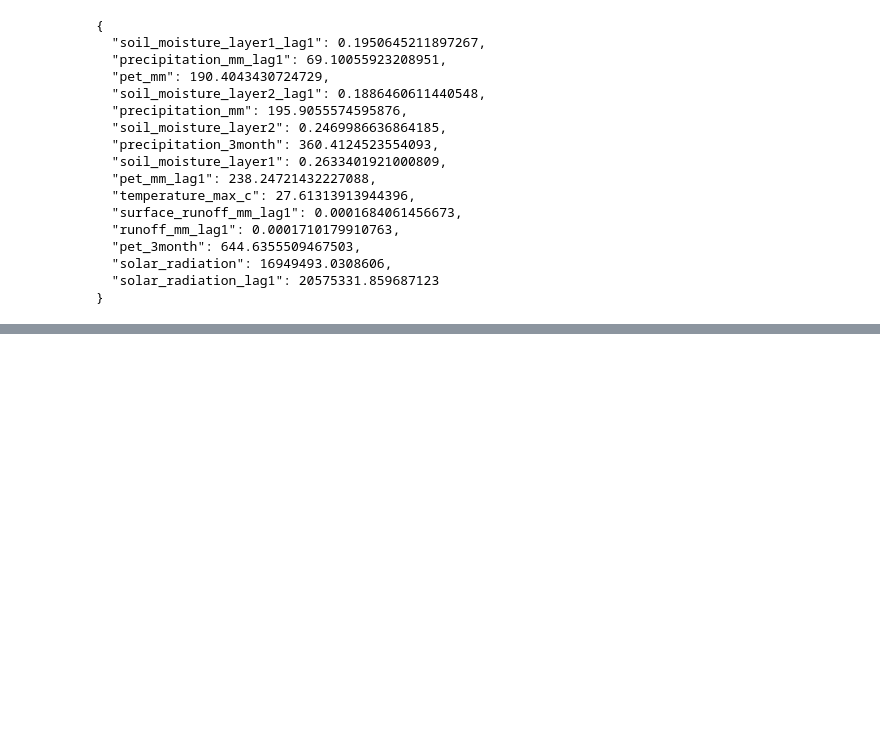
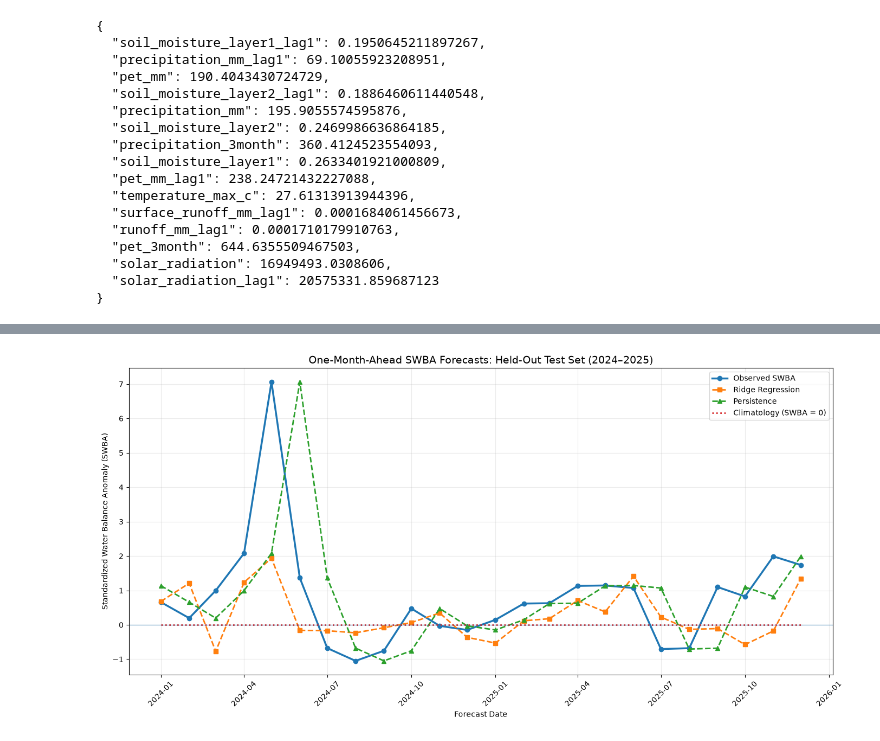
Before and after one commit to Paradise-theking/Eswatini-Water-Stress-ML, a Jupyter notebook: notebooks/05_final_evaluation_executed.ipynb, the cells around one changed output, grey strips where cells are left out. Saved outputs shown, nothing was run; the diff lists cells and outputs as text; code cells hidden in the pictures; blank space fills up the shorter version.

```diff
--- a/notebooks/05_final_evaluation_executed.ipynb
+++ b/notebooks/05_final_evaluation_executed.ipynb
@@ -2139,0 +3028,66 @@ print(json.dumps(test_payload, indent=2))
+# %%
+import matplotlib.pyplot as plt
+import pandas as pd
+
+# Sort test observations chronologically
+plot_data = test_results.sort_values("forecast_date").copy()
+
+dates = pd.to_datetime(plot_data["forecast_date"])
+
+plt.figure(figsize=(14, 7))
+
+plt.plot(
+    dates,
+    plot_data["observed"],
+    marker="o",
+    linewidth=2.5,
+    label="Observed SWBA"
+)
+
+plt.plot(
+    dates,
+    plot_data["ridge_forecast"],
+    marker="s",
+    linestyle="--",
+    linewidth=2,
+    label="Ridge Regression"
+)
+
+plt.plot(
+    dates,
+    plot_data["persistence"],
+    marker="^",
+    linestyle="--",
+    linewidth=2,
+    label="Persistence"
+)
+
+plt.plot(
+    dates,
+    plot_data["climatology"],
+    linestyle=":",
+    linewidth=2,
+    label="Climatology (SWBA = 0)"
+)
+
+plt.axhline(y=0, linewidth=1, alpha=0.5)
+
+plt.title(
+    "One-Month-Ahead SWBA Forecasts: "
+    "Held-Out Test Set (2024–2025)",
+    fontsize=14
+)
+
+plt.xlabel("Forecast Date")
+plt.ylabel("Standardized Water Balance Anomaly (SWBA)")
+
+plt.xticks(rotation=45)
+plt.legend()
+plt.grid(alpha=0.25)
+plt.tight_layout()
+
+plt.savefig("figure_test_performance.png", dpi=300, bbox_inches="tight")
+plt.savefig("figure_test_performance.pdf", bbox_inches="tight")
+plt.show()
+# %% [output]
+[figure, added]
```
Also changed, not shown: parts of 37 cells of this notebook, 13 other files.
